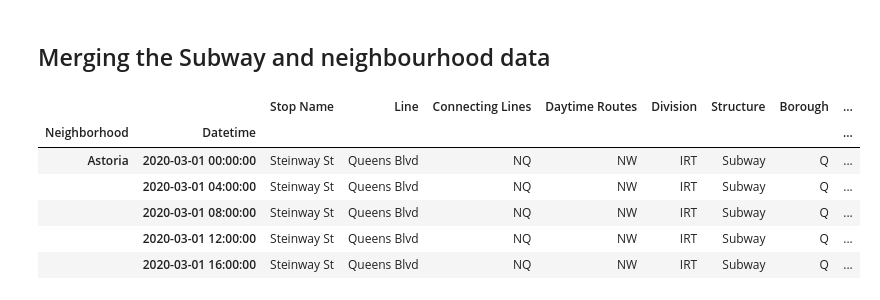
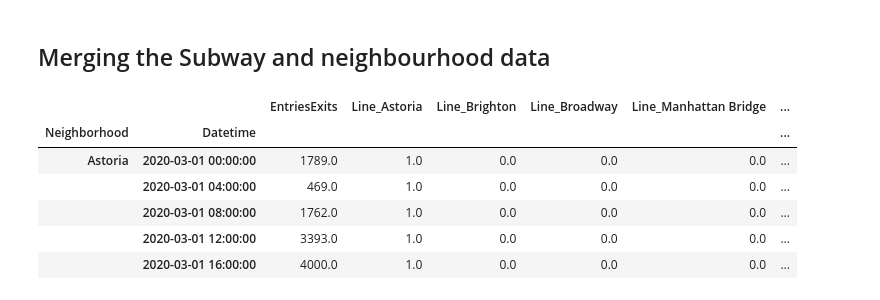
Before and after one commit to FairWell-dev/FairWell, a Jupyter notebook: EDA/EDA.ipynb, the cells around one changed output. Cells and saved outputs as stored; diff of their text form; code cells hidden in the pictures.

Commit message:
exitentry binary

```diff
--- a/EDA/EDA.ipynb
+++ b/EDA/EDA.ipynb
@@ -363,0 +365,21 @@ Aggregate by Neighbourhood and Datetime
+# %%
+#aggregating the entries/exit column to a binary
+grouped.head()
+grouped = pd.read_csv('grouped.csv')
+
+grouped_datetime = grouped.groupby(['Datetime']).median()
+grouped_datetime = grouped_datetime.iloc[:, 0]
+grouped_datetime.head()
+# grouped_datetime.to_csv('median.csv')
+
+# print(grouped.head())
+median_dict = grouped_datetime.to_dict()
+grouped["median"] = grouped["Datetime"].map(median_dict)
+
+grouped.loc[grouped['EntriesExits'] >= grouped['median'], 'binary_target'] = 1
+grouped.loc[grouped['EntriesExits'] < grouped['median'], 'binary_target'] = 0
+
+
+
+grouped.to_csv('grouped.csv')
+grouped.head()
@@ -364,15 +393,15 @@ Aggregate by Neighbourhood and Datetime
 # %% [markdown]
 ## Merging the Subway and neighbourhood data
 # %%
-result = pd.merge(encoded_subway, neighbourhood_census_trimmed, on="Neighborhood")
+result = pd.merge(grouped, neighbourhood_census_trimmed, on="Neighborhood")
 result = result.groupby(['Neighborhood','Datetime']).max()
-result.to_csv('grouped.csv')
+result.to_csv('final.csv')
 result.head()
 # %% [output]
-|  |  | Stop Name | Line | Connecting Lines | Daytime Routes | Division | Structure | Borough | ... |
-| Neighborhood | Datetime |  |  |  |  |  |  |  | ... |
-| Astoria | 2020-03-01 00:00:00 | Steinway St | Queens Blvd | NQ | NW | IRT | Subway | Q | ... |
-|  | 2020-03-01 04:00:00 | Steinway St | Queens Blvd | NQ | NW | IRT | Subway | Q | ... |
-|  | 2020-03-01 08:00:00 | Steinway St | Queens Blvd | NQ | NW | IRT | Subway | Q | ... |
-|  | 2020-03-01 12:00:00 | Steinway St | Queens Blvd | NQ | NW | IRT | Subway | Q | ... |
-|  | 2020-03-01 16:00:00 | Steinway St | Queens Blvd | NQ | NW | IRT | Subway | Q | ... |
+|  |  | EntriesExits | Line_Astoria | Line_Brighton | Line_Broadway | Line_Manhattan Bridge | ... |
+| Neighborhood | Datetime |  |  |  |  |  | ... |
+| Astoria | 2020-03-01 00:00:00 | 1789.0 | 1.0 | 0.0 | 0.0 | 0.0 | ... |
+|  | 2020-03-01 04:00:00 | 469.0 | 1.0 | 0.0 | 0.0 | 0.0 | ... |
+|  | 2020-03-01 08:00:00 | 1762.0 | 1.0 | 0.0 | 0.0 | 0.0 | ... |
+|  | 2020-03-01 12:00:00 | 3393.0 | 1.0 | 0.0 | 0.0 | 0.0 | ... |
+|  | 2020-03-01 16:00:00 | 4000.0 | 1.0 | 0.0 | 0.0 | 0.0 | ... |
```
Also changed, not shown: parts of 7 cells of this notebook.
